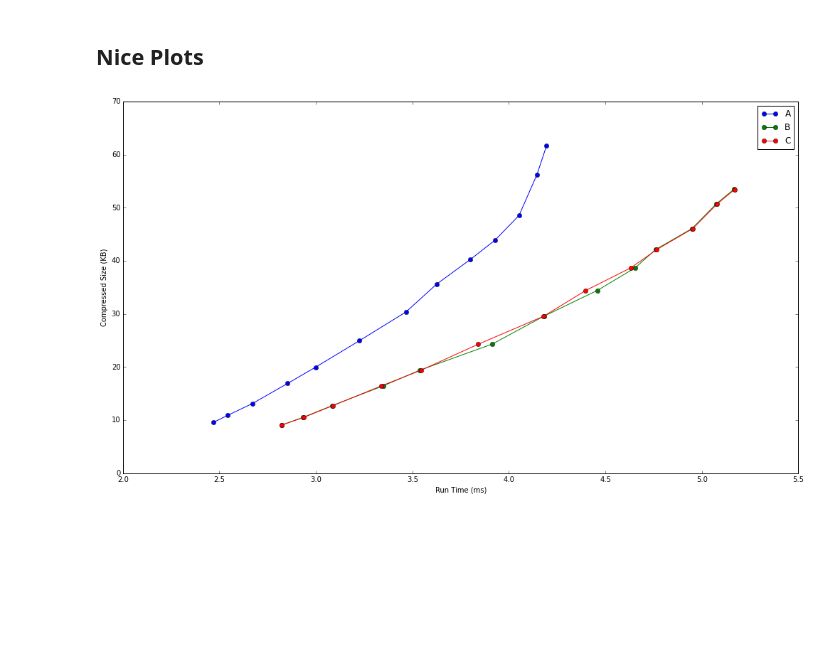
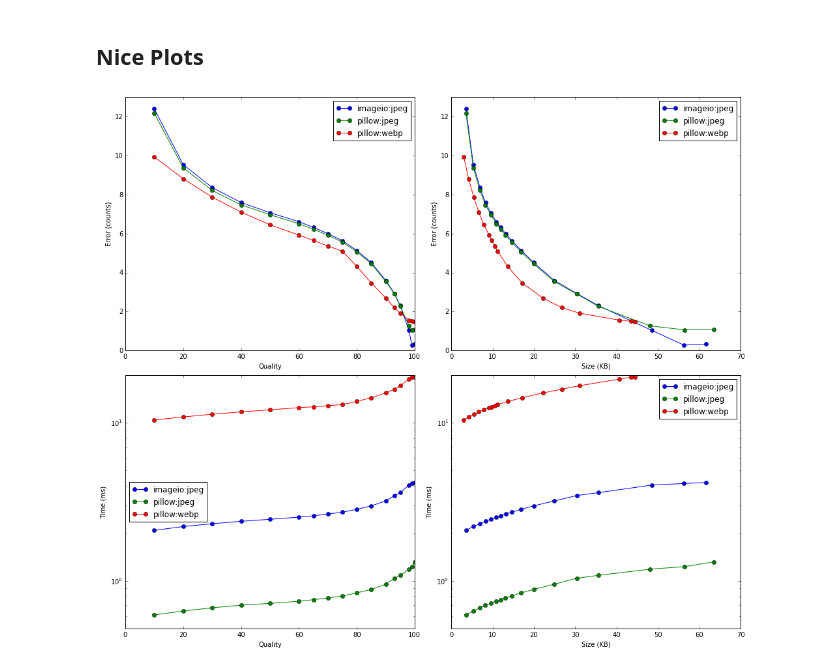
Before and after one commit to johnhw/ipynb_widget_canvas, a Jupyter notebook: notebooks/05 - Compression Timing Tests.ipynb, the cells around one changed output. Drawn from its saved outputs; the diff is of its cells as text; code cells hidden in the pictures; blank space fills up the shorter version.

Commit message:
update test for time, size, and error.

```diff
--- a/notebooks/05 - Compression Timing Tests.ipynb
+++ b/notebooks/05 - Compression Timing Tests.ipynb
@@ -75,4 +164,5 @@ Time: 3.2 ms,  Size: 25.0 KB
 Support for WebP within ImageIO package is not that great. Specifically it does not expose the quality parameter when compressing an image.  PILLOW (PIL fork) on the other hand does expose this control.  Something to consider the next time I come back to this part of the project.
 # %%
 fmt = 'webp'
+quality = 70
 # %%
@@ -124,0 +234,6 @@ qualities
+# %%
+package = 'pillow'
+for fmt in ['webp', 'jpeg']:
+    t,s,e = evaluate(comp_pillow, restore_pillow, data_doberman, fmt, qualities)
+
+    results[package][fmt] = t,s,e
@@ -125,23 +254,2 @@ qualities
 # %% [markdown]
 ## Nice Plots
-# %%
-fig, ax = plt.subplots(figsize=(14, 8))
-
-ts, ss = results_A
-ax.plot(ts, ss, '-o', label='A')
-
-ts, ss = results_B
-ax.plot(ts, ss, '-o', label='B')
-
-ts, ss = results_C
-ax.plot(ts, ss, '-o', label='C')
-
-ax.set_xlabel('Run Time (ms)')
-ax.set_ylabel('Compressed Size (KB)')
-ax.set_xlim(2., 5.5)
-ax.set_ylim(0, 70)
-ax.legend(loc=0)
-
-plt.tight_layout()
-# %% [output]
-[figure, removed]
@@ -147,0 +302,21 @@ plt.tight_layout()
+# %%
+fig, axs = plt.subplots(nrows=2, ncols=2, figsize=(14, 12))
+
+package = 'imageio'
+fmt = 'jpeg'
+plot_results(results, qualities, fmt, package, axs)
+
+package = 'pillow'
+fmt = 'jpeg'
+plot_results(results, qualities, fmt, package, axs)
+
+package = 'pillow'
+fmt = 'webp'
+plot_results(results, qualities, fmt, package, axs)
+
+
+format_axes(axs)
+
+plt.tight_layout()
+# %% [output]
+[figure, added]
```
Also changed, not shown: parts of 25 cells of this notebook.
